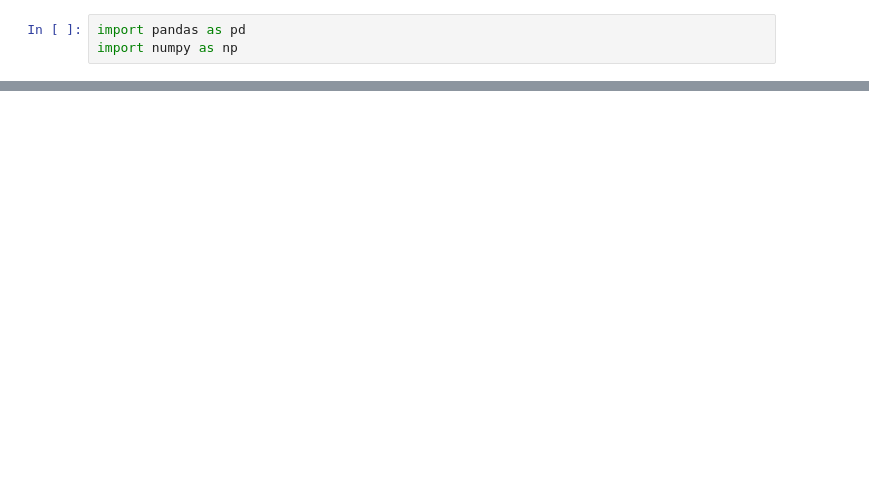
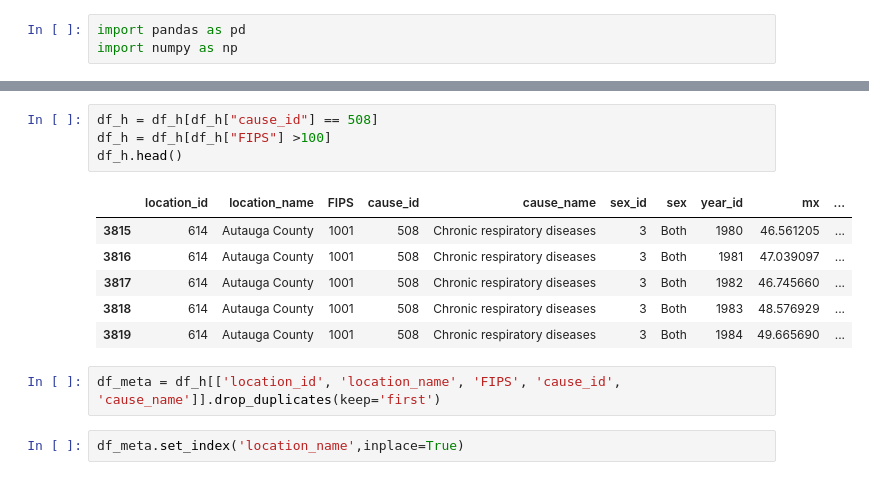
Before and after one commit to brandonwerner/DS502, a Jupyter notebook: Data_Cleaning.ipynb, the cells around one changed output, grey strips where cells are left out. Cells and saved outputs as stored; diff of their text form; blank space fills up the shorter version.

```diff
--- a/Data_Cleaning.ipynb
+++ b/Data_Cleaning.ipynb
@@ -25,0 +73,15 @@ us_mort.head()
+# %%
+df_h = df_h[df_h["cause_id"] == 508]
+df_h = df_h[df_h["FIPS"] >100]
+df_h.head()
+# %% [output]
+|  | location_id | location_name | FIPS | cause_id | cause_name | sex_id | sex | year_id | mx | ... |
+| 3815 | 614 | Autauga County | 1001 | 508 | Chronic respiratory diseases | 3 | Both | 1980 | 46.561205 | ... |
+| 3816 | 614 | Autauga County | 1001 | 508 | Chronic respiratory diseases | 3 | Both | 1981 | 47.039097 | ... |
+| 3817 | 614 | Autauga County | 1001 | 508 | Chronic respiratory diseases | 3 | Both | 1982 | 46.745660 | ... |
+| 3818 | 614 | Autauga County | 1001 | 508 | Chronic respiratory diseases | 3 | Both | 1983 | 48.576929 | ... |
+| 3819 | 614 | Autauga County | 1001 | 508 | Chronic respiratory diseases | 3 | Both | 1984 | 49.665690 | ... |
+# %%
+df_meta = df_h[['location_id', 'location_name', 'FIPS', 'cause_id', 'cause_name']].drop_duplicates(keep='first')
+# %%
+df_meta.set_index('location_name',inplace=True)
```
Also changed, not shown: parts of 18 cells of this notebook.
